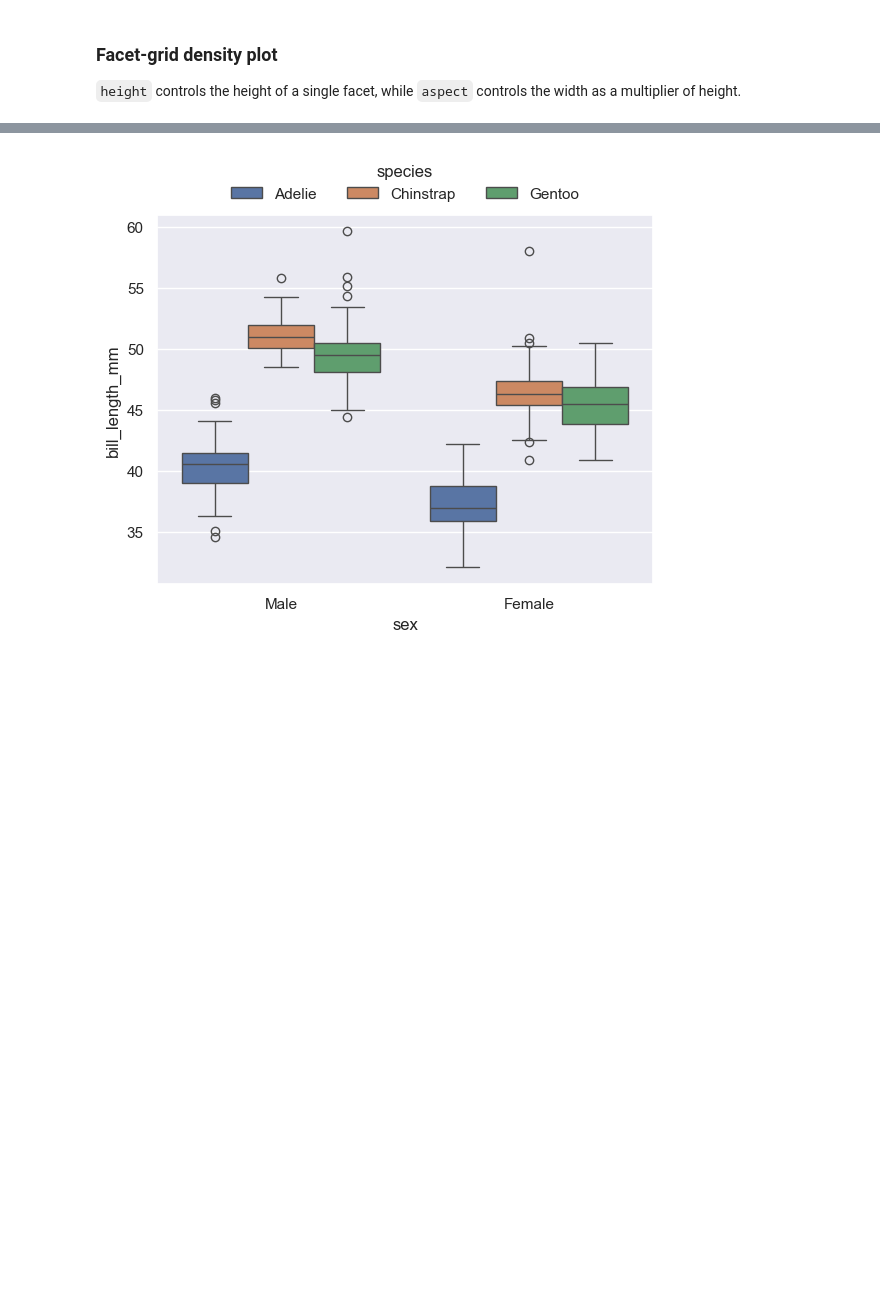
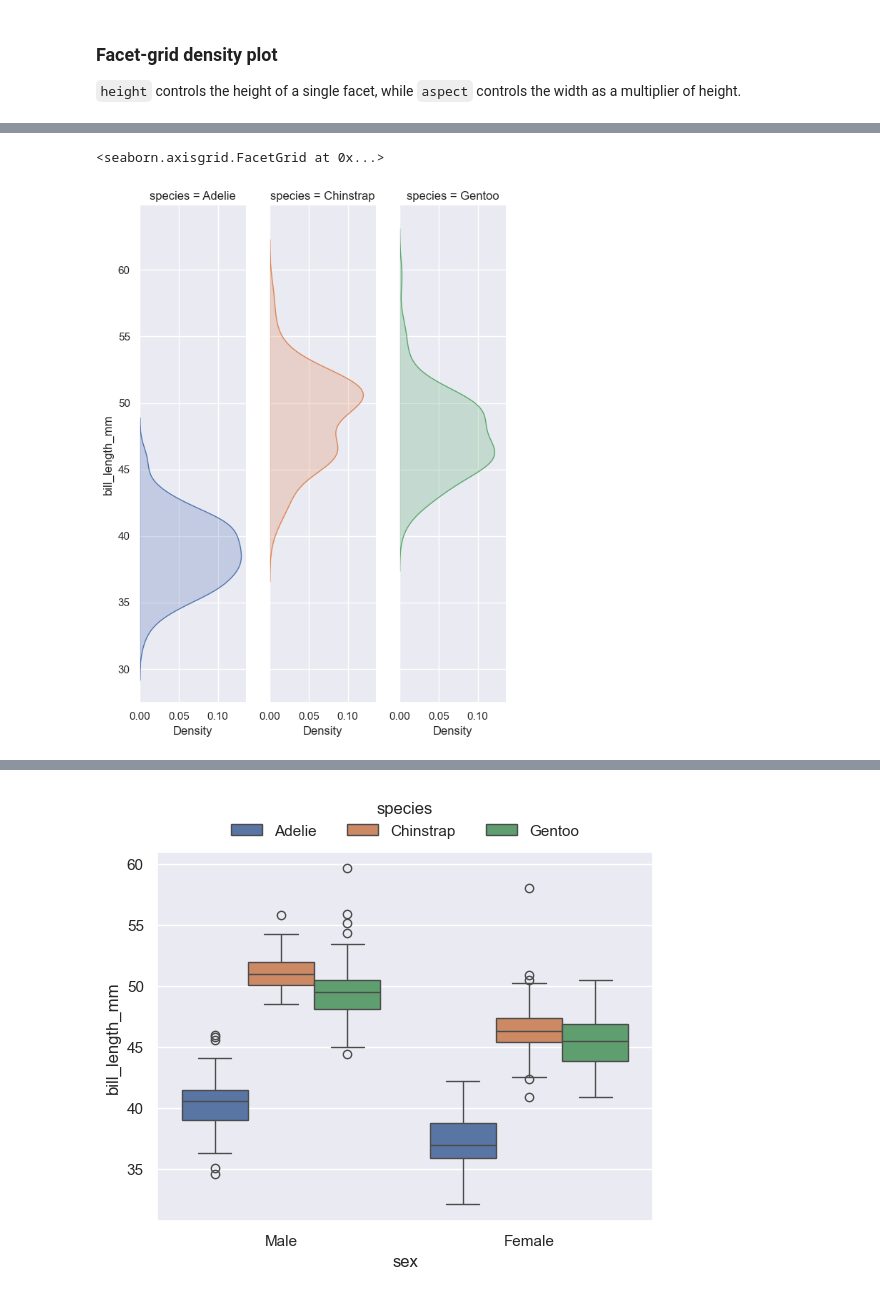
Before and after one commit to rwigren/Plot-quick-ref, a Jupyter notebook: Seaborn_quick_ref.ipynb, the cells around one changed output, grey strips where cells are left out. Drawn from its saved outputs; the diff is of its cells as text; code cells hidden in the pictures; blank space fills up the shorter version.

```diff
--- a/Seaborn_quick_ref.ipynb
+++ b/Seaborn_quick_ref.ipynb
@@ -50 +50,7 @@ g.set_axis_labels(y_var="Density", x_var="Bill length (mm)")
+# %%
+g = sns.FacetGrid(df, col='species', hue='species', margin_titles=True, aspect=(1/4), height=8)
+g.map_dataframe(sns.kdeplot, y="bill_length_mm", fill=True)
+# %% [output]
+<seaborn.axisgrid.FacetGrid at 0x...>
+[figure, added]
 # %%
```
Also changed, not shown: parts of 6 cells of this notebook, 1 other file.
